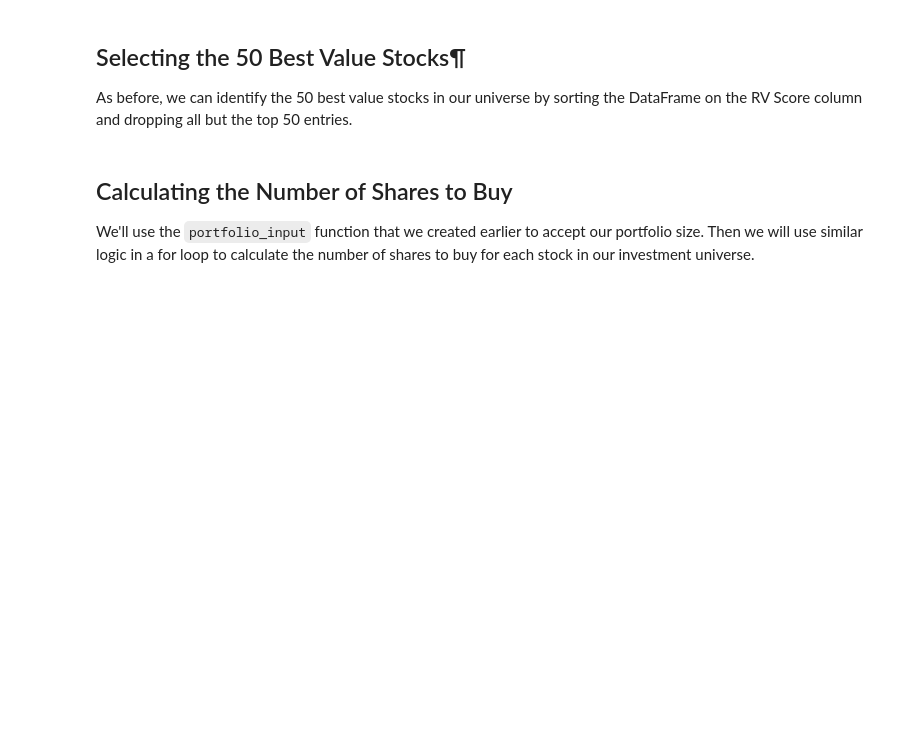
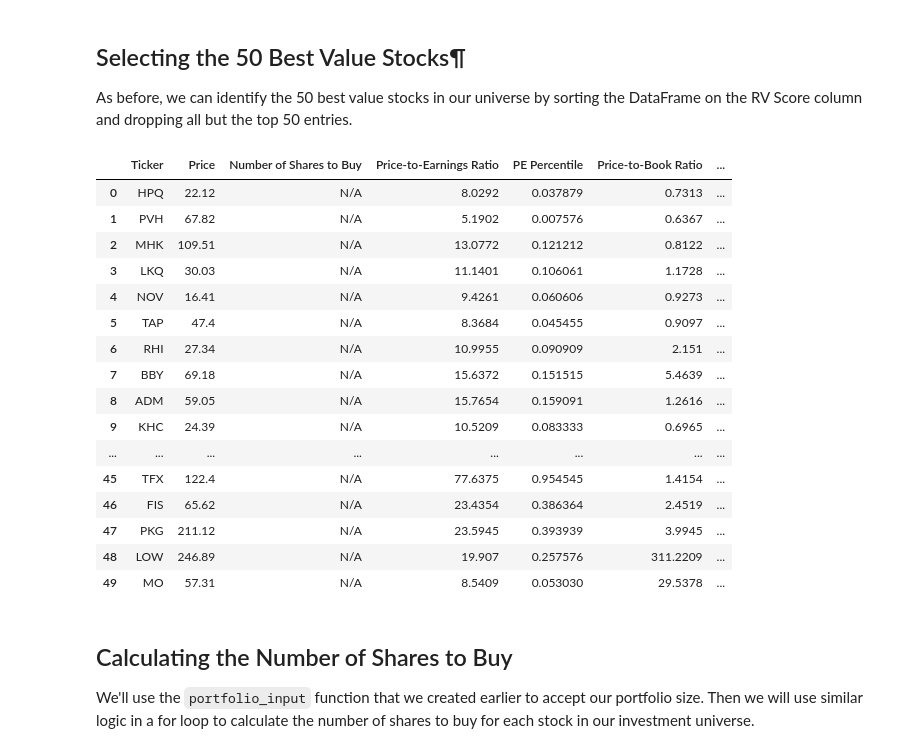
Before and after one commit to JeffreyPatino/algorithmic-trading-python, a Jupyter notebook: starter_files/003_quantitative_value_strategy.ipynb, the cells around one changed output. Cells and saved outputs as stored; diff of their text form; code cells hidden in the pictures; blank space fills up the shorter version.

Commit message:
Complete 003 and add value strategy Excel file (output of 003) and update DEVELOPMENT_NOTES.md

```diff
--- a/starter_files/003_quantitative_value_strategy.ipynb
+++ b/starter_files/003_quantitative_value_strategy.ipynb
@@ -221,7 +222,7 @@ Investors typically use a `composite` basket of valuation metrics to build robus
 
 Some of these metrics aren't provided directly by the IEX Cloud API, and must be computed after pulling raw data. We'll start by calculating each data point from scratch.
 # %%
-stock = 'ALXN'
+stock = 'AAPL'
 
 pricing_api_url = f'https://finnhub.io/api/v1/quote?symbol={stock}&token={FINNHUB_API_KEY}'
 basic_financials_api_url = f'https://finnhub.io/api/v1/stock/metric?symbol={stock}&metric=all&token={FINNHUB_API_KEY}'
@@ -265,6 +266,4 @@ print(f"EV/EBITDA TTM: {ev_ebitda_ttm}")
 print(f"Enterprise Value: {ev}")
 print(f"Gross Profit: {gross_profit_value}")
 print(f"EV/Gross Profit: {ev_gross_profit}")
-
-income_statement
 # %% [output]
@@ -441,9 +446,14 @@ metrics = {
     'EV/Gross Profit': 'EV/Gross Profit Percentile'
 }
 
-for metric in metrics.keys():
-    for row in final_dataframe_updated.index:
-        final_dataframe_updated.loc[row, metrics[metric]] = stats.percentileofscore(final_dataframe_updated[metric], final_dataframe_updated.loc[row, metric])
+# for metric in metrics.keys():
+#     for row in final_dataframe_updated.index:
+#         final_dataframe_updated.loc[row, metrics[metric]] = stats.percentileofscore(final_dataframe_updated[metric], final_dataframe_updated.loc[row, metric])
+
+# Computing percentiles vectorially using pandas’ built-in functions to operate on entire columns at once, instead of looping through each row and assigning values individually.
+
+for metric, out_col in metrics.items():
+    final_dataframe_updated[out_col] = final_dataframe_updated[metric].rank(pct=True)
 
 final_dataframe_updated
 # %% [output]
@@ -488,0 +480,9 @@ To calculate arithmetic mean, we will use the mean function from Python's built-
+# %%
+for row in final_dataframe_updated.index:
+    value_percentiles = []
+    for metric in metrics.keys():
+        value_percentiles.append(final_dataframe_updated.loc[row, metrics[metric]])
+
+    final_dataframe_updated.loc[row, 'RV Score'] = mean(value_percentiles)
+
+final_dataframe_updated
@@ -490,6 +504,28 @@ To calculate arithmetic mean, we will use the mean function from Python's built-
 ## Selecting the 50 Best Value Stocks¶
 
 As before, we can identify the 50 best value stocks in our universe by sorting the DataFrame on the RV Score column and dropping all but the top 50 entries.
+# %%
+final_dataframe_updated.sort_values('RV Score', ascending=True, inplace=True)
+final_dataframe_updated = final_dataframe_updated[:50].reset_index(drop=True)
+final_dataframe_updated
+# %% [output]
+|  | Ticker | Price | Number of Shares to Buy | Price-to-Earnings Ratio | PE Percentile | Price-to-Book Ratio | ... |
+| 0 | HPQ | 22.12 | N/A | 8.0292 | 0.037879 | 0.7313 | ... |
+| 1 | PVH | 67.82 | N/A | 5.1902 | 0.007576 | 0.6367 | ... |
+| 2 | MHK | 109.51 | N/A | 13.0772 | 0.121212 | 0.8122 | ... |
+| 3 | LKQ | 30.03 | N/A | 11.1401 | 0.106061 | 1.1728 | ... |
+| 4 | NOV | 16.41 | N/A | 9.4261 | 0.060606 | 0.9273 | ... |
+| 5 | TAP | 47.4 | N/A | 8.3684 | 0.045455 | 0.9097 | ... |
+| 6 | RHI | 27.34 | N/A | 10.9955 | 0.090909 | 2.151 | ... |
+| 7 | BBY | 69.18 | N/A | 15.6372 | 0.151515 | 5.4639 | ... |
+| 8 | ADM | 59.05 | N/A | 15.7654 | 0.159091 | 1.2616 | ... |
+| 9 | KHC | 24.39 | N/A | 10.5209 | 0.083333 | 0.6965 | ... |
+| ... | ... | ... | ... | ... | ... | ... | ... |
+| 45 | TFX | 122.4 | N/A | 77.6375 | 0.954545 | 1.4154 | ... |
+| 46 | FIS | 65.62 | N/A | 23.4354 | 0.386364 | 2.4519 | ... |
+| 47 | PKG | 211.12 | N/A | 23.5945 | 0.393939 | 3.9945 | ... |
+| 48 | LOW | 246.89 | N/A | 19.907 | 0.257576 | 311.2209 | ... |
+| 49 | MO | 57.31 | N/A | 8.5409 | 0.053030 | 29.5378 | ... |
 # %% [markdown]
 ## Calculating the Number of Shares to Buy
 We'll use the `portfolio_input` function that we created earlier to accept our portfolio size. Then we will use similar logic in a for loop to calculate the number of shares to buy for each stock in our investment universe.
```
Also changed, not shown: parts of 13 cells of this notebook, 2 other files.
